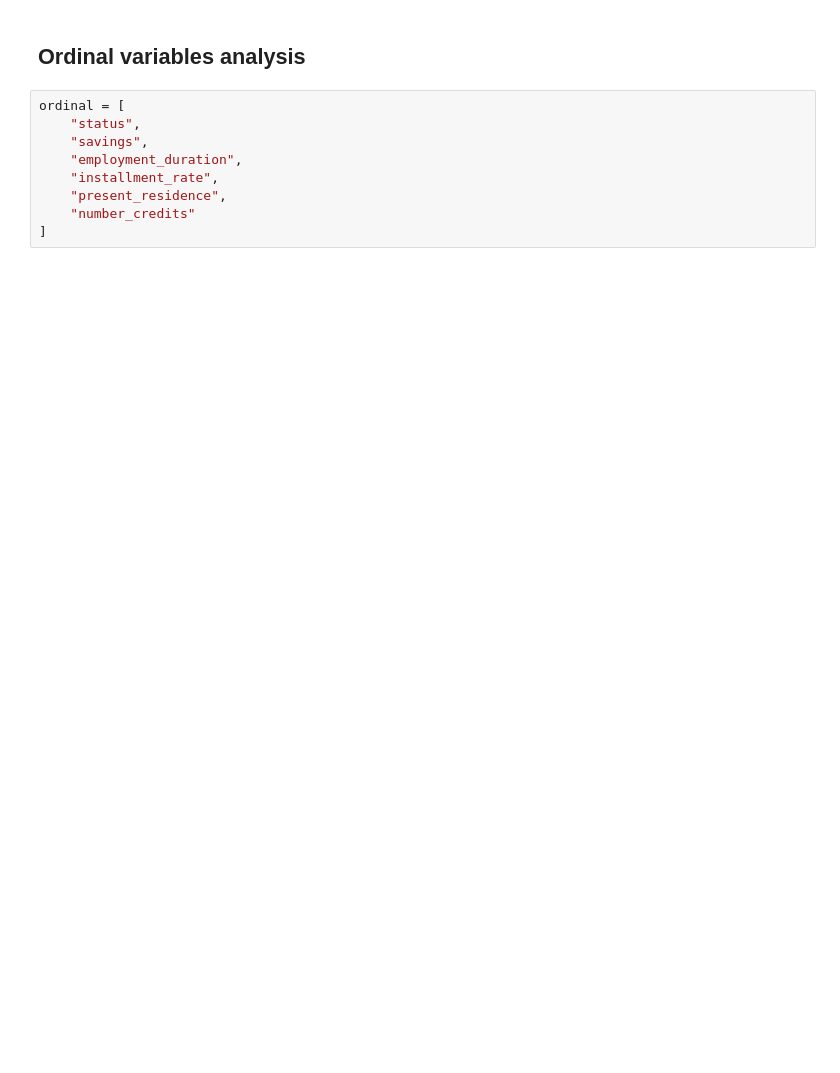
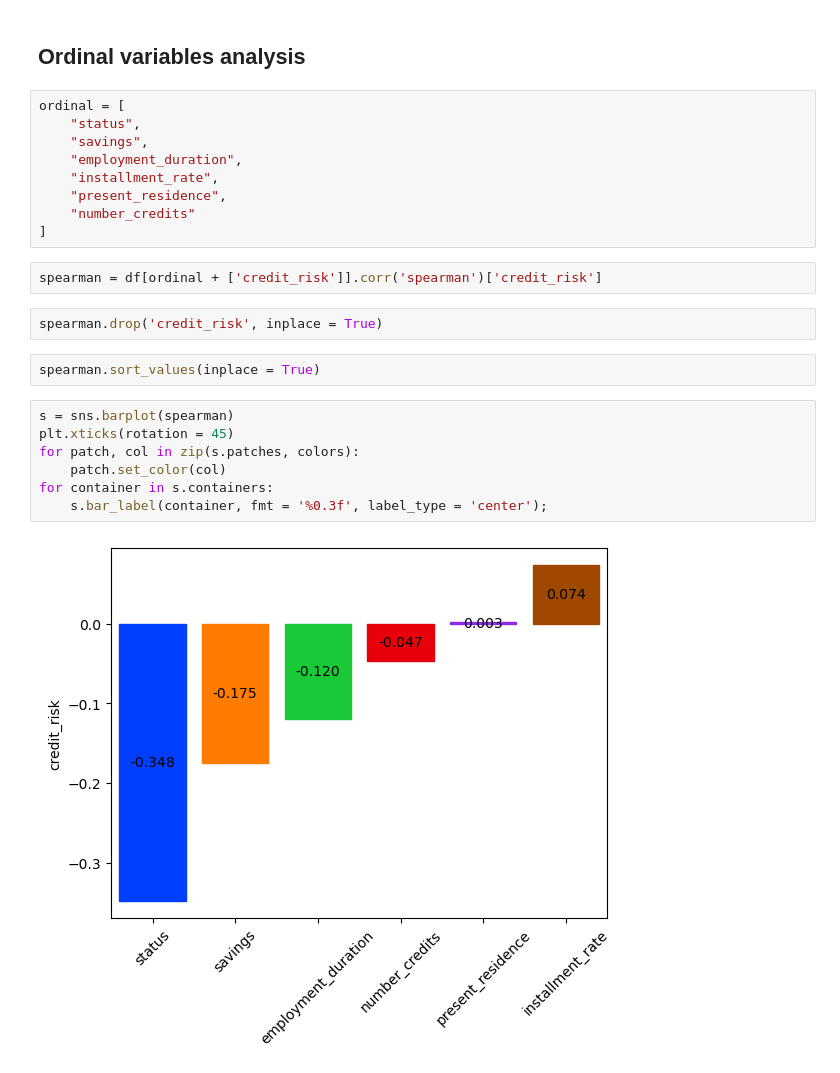
Before and after one commit to Grzesiesz/Credit-Risk-Prediction, a Jupyter notebook: south_german_credit/notebooks/EDA.ipynb, the cells around one changed output. Saved outputs shown, nothing was run; the diff lists cells and outputs as text; blank space fills up the shorter version.

Commit message:
ordinal variables analysis

```diff
--- a/south_german_credit/notebooks/EDA.ipynb
+++ b/south_german_credit/notebooks/EDA.ipynb
@@ -272,3 +272,18 @@ ordinal = [
     "present_residence",
     "number_credits"
 ]
+# %%
+spearman = df[ordinal + ['credit_risk']].corr('spearman')['credit_risk']
+# %%
+spearman.drop('credit_risk', inplace = True)
+# %%
+spearman.sort_values(inplace = True)
+# %%
+s = sns.barplot(spearman)
+plt.xticks(rotation = 45)
+for patch, col in zip(s.patches, colors):
+    patch.set_color(col)
+for container in s.containers:
+    s.bar_label(container, fmt = '%0.3f', label_type = 'center');
+# %% [output]
+[figure, added]
```
Also changed, not shown: parts of 4 cells of this notebook.
